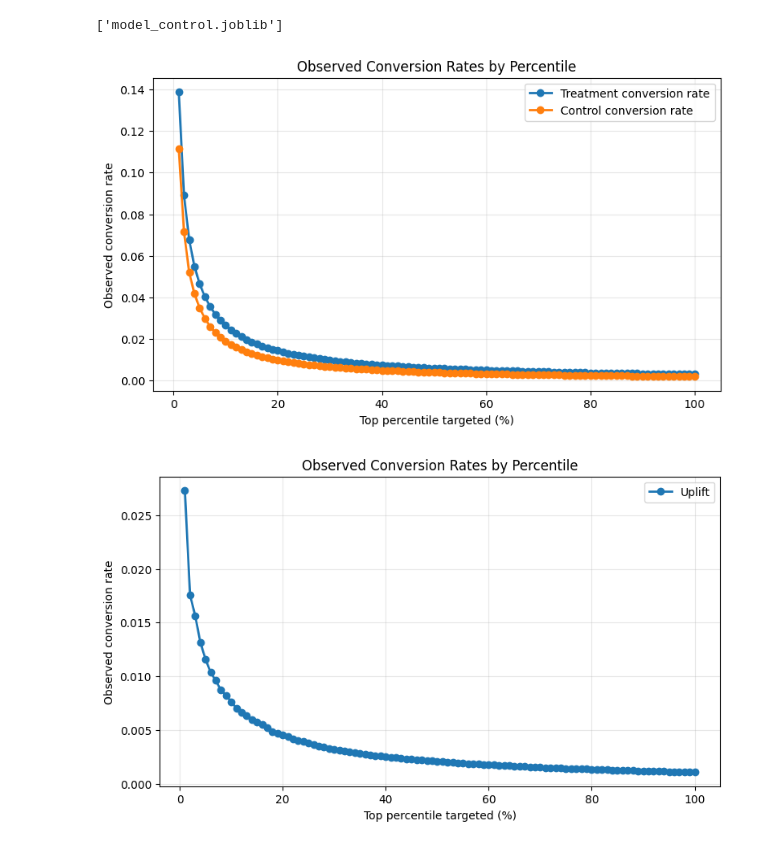
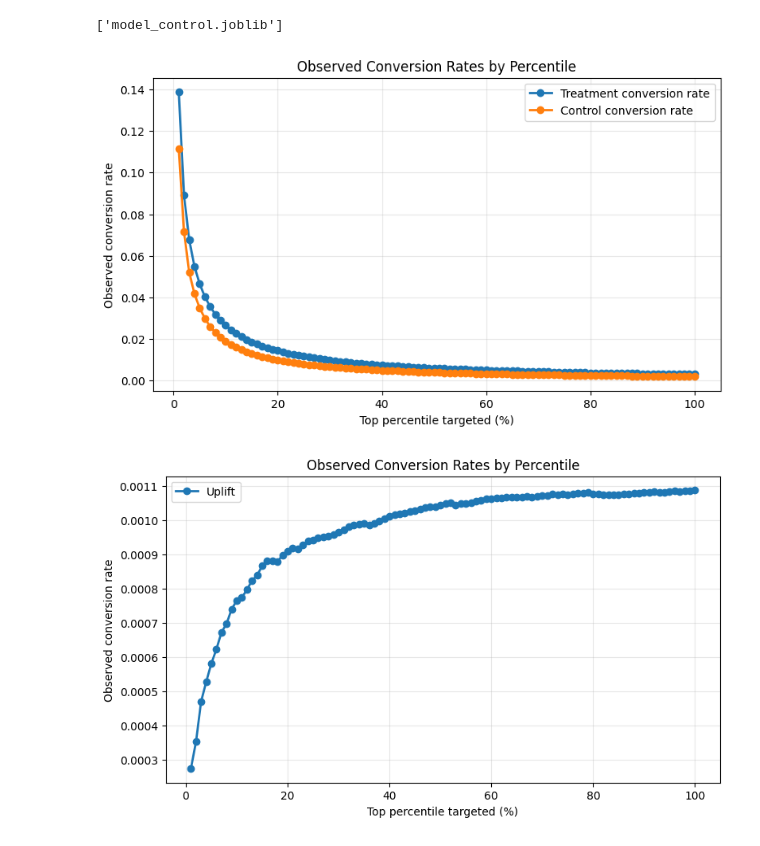
Before and after one commit to IvanMIbarburu/Uplift_marketing_proyect, a Jupyter notebook: notebooks/03_two_model_uplift.ipynb, the cells around one changed output. Saved outputs shown, nothing was run; the diff lists cells and outputs as text; code cells hidden in the pictures.

```diff
--- a/notebooks/03_two_model_uplift.ipynb
+++ b/notebooks/03_two_model_uplift.ipynb
@@ -174,7 +188,7 @@ Individual counterfactuals are unobservable, so uplift models are evaluated thro
 ### Uplift curve
 # %%
 # Select different percentiles
-percentiles = np.linspace(0.01, 1.00, 1000)
+percentiles = np.linspace(0.01, 1, 100)
 uplift_values = []
 
 # random selection (equal to select the whole dataset)
@@ -205,7 +219,6 @@ for p in percentiles:
     uplift_values.append(uplift)
 
 
-
 plt.figure(figsize=(8,5))
 plt.plot(percentiles, uplift_values, label='Uplift model')
 plt.plot(percentiles, random_uplift, '--', label='Random targeting')
@@ -322,31 +335,31 @@ control_rates = np.array(control_rates)
 # %%
 plt.figure(figsize=(9,5))
 
 plt.plot(percentiles*100, treat_rates, label="Treatment conversion rate", linewidth=2, marker = 'o')
 plt.plot(percentiles*100, control_rates, label="Control conversion rate", linewidth=2, marker = 'o')
 
 plt.xlabel("Top percentile targeted (%)")
 plt.ylabel("Observed conversion rate")
 plt.title("Observed Conversion Rates by Percentile")
 plt.legend()
 plt.grid(alpha=0.3)
 
 plt.show()
 
 
 plt.figure(figsize=(9,5))
 
 # plt.plot(percentiles*100, (treat_rates - control_rates)*percentiles, label="Uplift", linewidth=2, marker = 'o')
-plt.plot(percentiles*100, (treat_rates - control_rates), label="Uplift", linewidth=2, marker = 'o')
+plt.plot(percentiles*100, (treat_rates - control_rates)* percentiles, label="Uplift", linewidth=2, marker = 'o')
 
 plt.xlabel("Top percentile targeted (%)")
 plt.ylabel("Observed conversion rate")
 plt.title("Observed Conversion Rates by Percentile")
 plt.legend()
 plt.grid(alpha=0.3)
 # plt.ylim(0, 0.004)
 
 plt.show()
 # %% [output]
 [figure]
-[figure, old version]
+[figure, new version]
```
Also changed, not shown: parts of 4 cells of this notebook, 6 other files.
